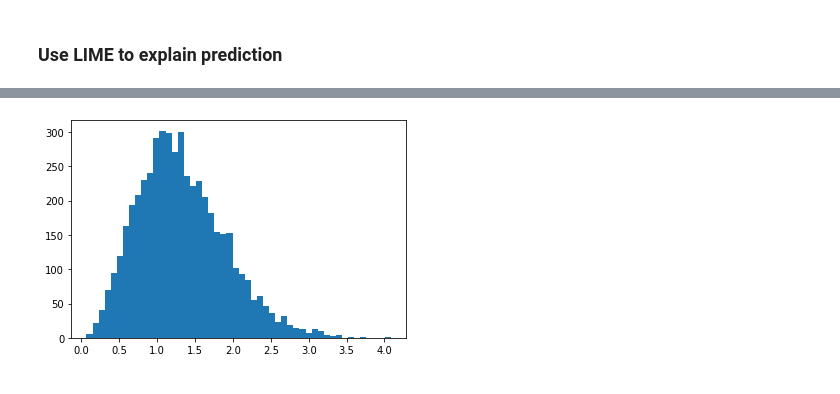
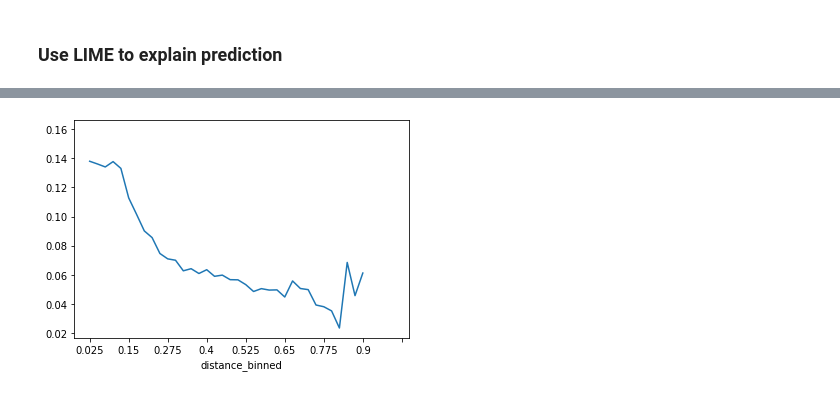
Before and after one commit to vonHousen/lime, a Jupyter notebook: doc/mod/notebooks/PerformanceAnalysis.ipynb, the cells around one changed output, grey strips where cells are left out. Saved outputs shown, nothing was run; the diff lists cells and outputs as text; code cells hidden in the pictures.

```diff
--- a/doc/mod/notebooks/PerformanceAnalysis.ipynb
+++ b/doc/mod/notebooks/PerformanceAnalysis.ipynb
@@ -142,16 +132,6 @@ plt.show()
-# %%
-N = 5000
-dim = 3
-
-x = np.random.normal(0, 1, N*dim).reshape(N, dim)
-y = np.zeros(shape=(1, dim))
-d = sklearn.metrics.pairwise_distances(
-    x,
-    y,
-    metric="minkowski",
-    p=100.
-)
-plt.hist(d, bins=50)
-plt.show()
-# %% [output]
-[figure, removed]
+# %%
+binned = explanation.get_fidelity_distribution(bins=40)
+binned.plot()
+plt.show()
+# %% [output]
+[figure, added]
```
Also changed, not shown: parts of 8 cells of this notebook, 1 other file.
